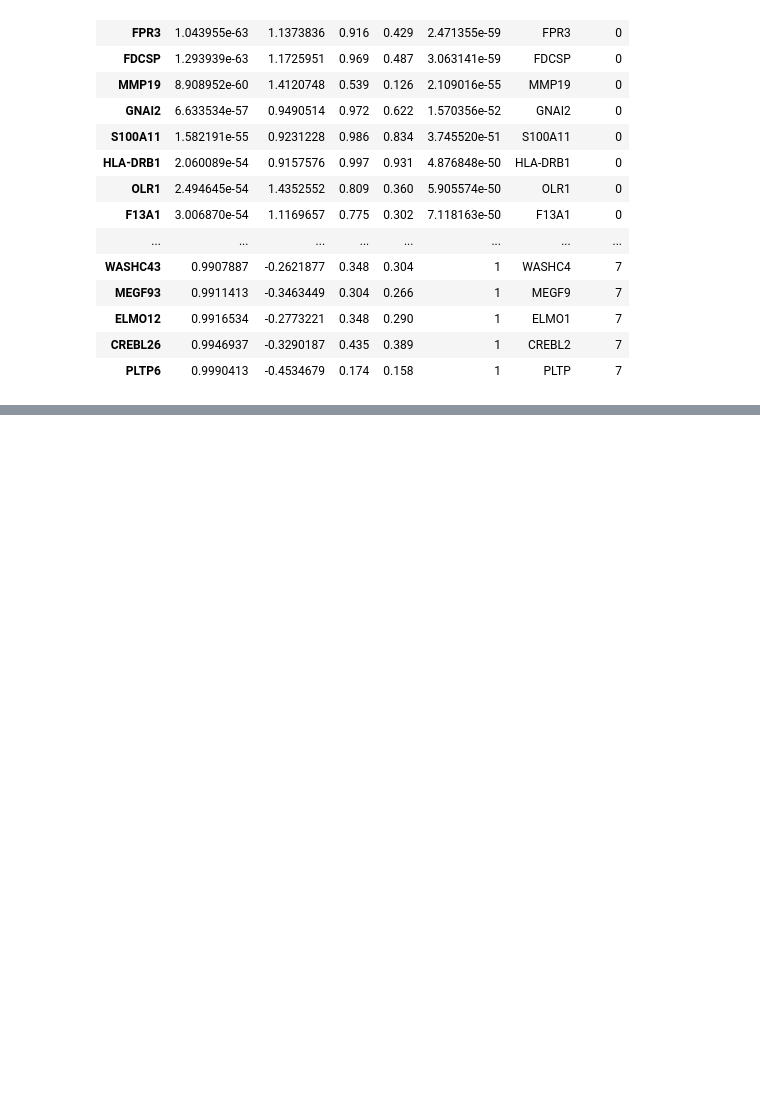
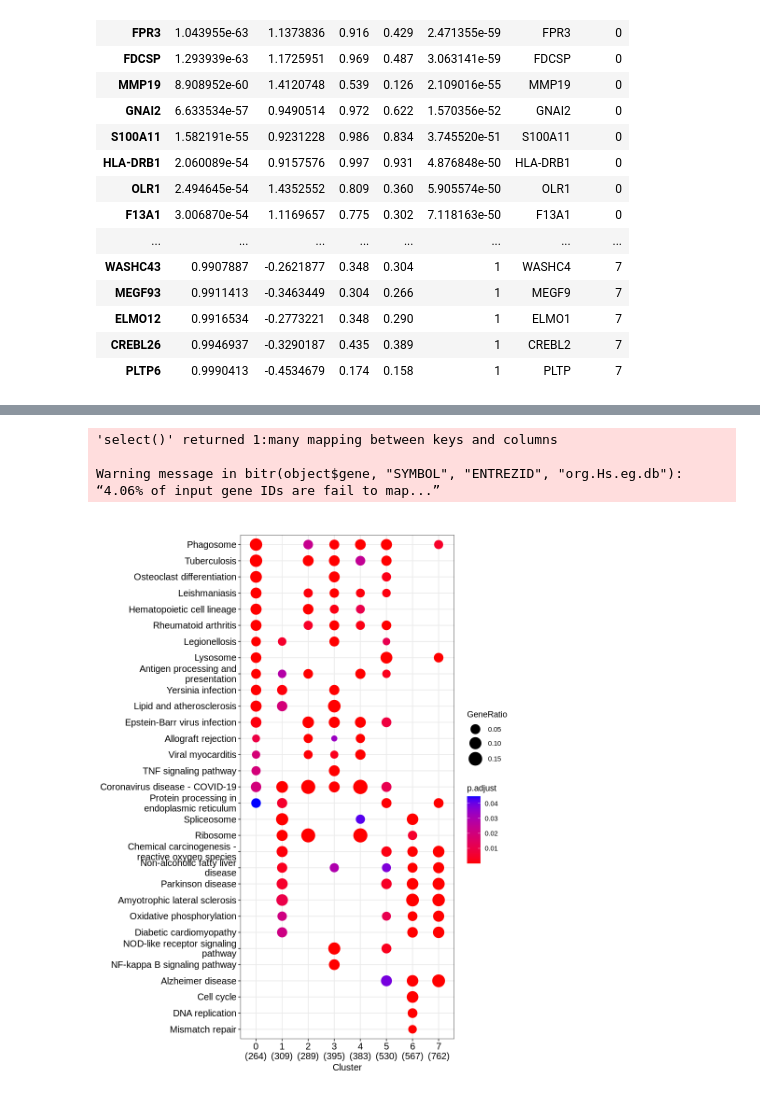
Before and after one commit to Bon-jour/Notebook, a Jupyter notebook: 单核细胞亚群注释.ipynb, the cells around one changed output, grey strips where cells are left out. Saved outputs shown, nothing was run; the diff lists cells and outputs as text; code cells hidden in the pictures; blank space fills up the shorter version.

```diff
--- a/单核细胞亚群注释.ipynb
+++ b/单核细胞亚群注释.ipynb
@@ -304,0 +325,29 @@ A data.frame: 14189 × 7
+# %%
+library(Seurat)
+library(gplots)
+library(ggplot2)
+library(Seurat)
+library(clusterProfiler)
+library(org.Hs.eg.db)
+# 输入数据为不同亚群的差异基因
+KEGG_anno = function(object  = NULL){
+    ids=bitr(object$gene,'SYMBOL','ENTREZID','org.Hs.eg.db')
+    object=merge(object,ids,by.x='gene',by.y='SYMBOL')
+    gcSample=split(object$ENTREZID, object$cluster)
+    xx <- compareCluster(gcSample,
+      fun = "enrichKEGG",
+      organism = "hsa", pvalueCutoff = 0.05
+    )
+    #return(xx)
+    ## xx = simplify(xx) only for GO
+    options(repr.plot.height = 10,repr.plot.width = 7.5)
+    dotplot(xx,showCategory=5) + theme(axis.text.x = element_text(
+      angle = 45,
+      vjust = 0.5, hjust = 0.5
+    ))
+    # return(p)
+    data_GO_sim_fil <- xx@compareClusterResult
+    write.table(data_GO_sim_fil,paste0(outdir,'/KEGG_result.txt',quote=F,sep='\t'))
+    ggsave(paste0(outdir,"/","KEGG.pdf"),width =7.5, height = 10)
+    ggsave(paste0(outdir,"/","KEGG.png"),width =7.5, height = 10)
+}
@@ -304,0 +372,12 @@ A data.frame: 14189 × 7
+# %%
+outdir=paste('./',"monocyte_recluster",sep="")
+if(!file.exists(outdir)){
+   dir.create(outdir)
+}
+KEGG_anno(diff_gene1)
+# %% [output]
+'select()' returned 1:many mapping between keys and columns
+
+Warning message in bitr(object$gene, "SYMBOL", "ENTREZID", "org.Hs.eg.db"):
+“4.06% of input gene IDs are fail to map...”
+[figure, added]
```
Also changed, not shown: parts of 7 cells of this notebook.
